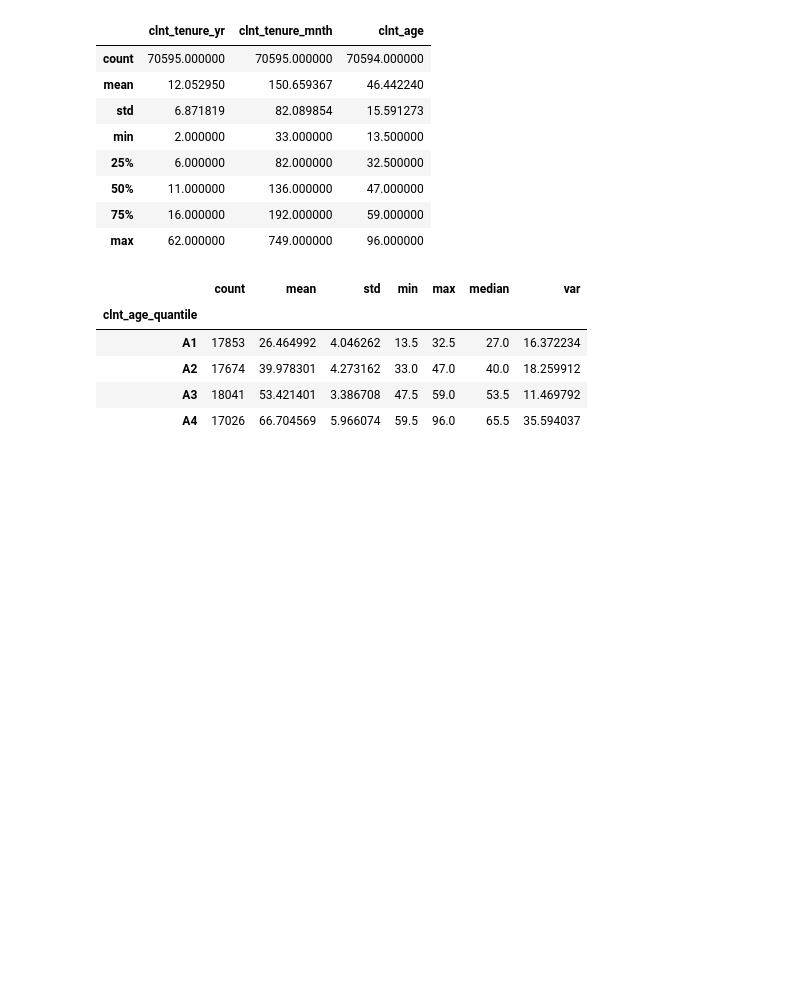
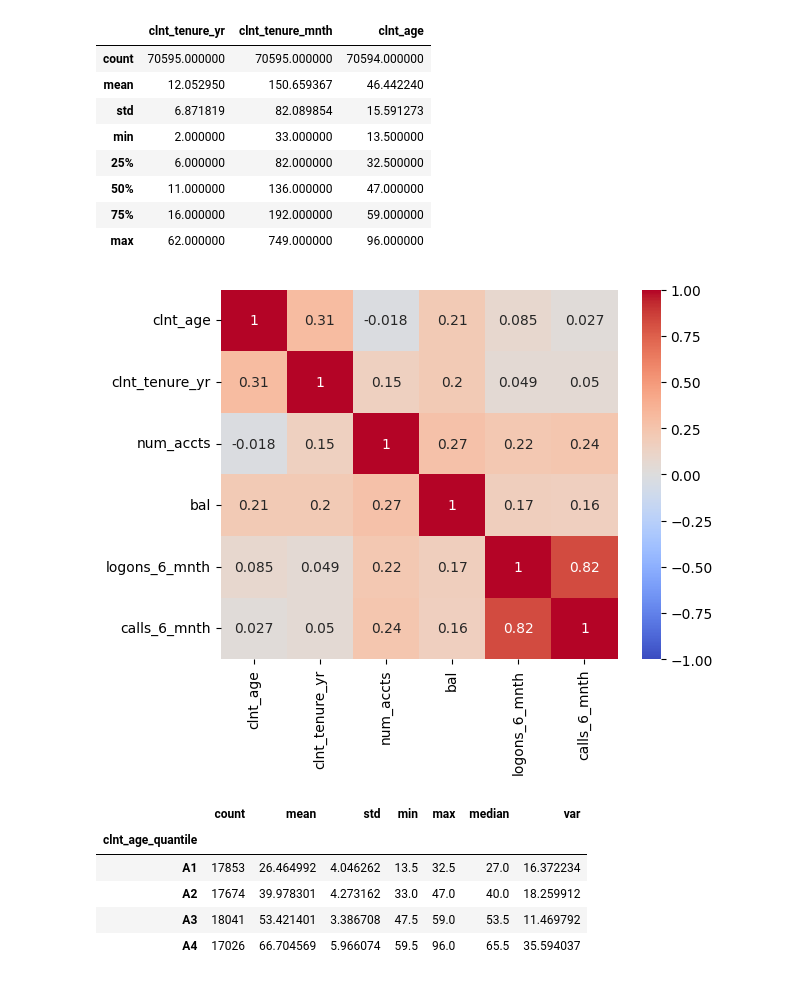
Before and after one commit to luispabloaiello-da/vanguard_project, a Jupyter notebook: notebooks/_main_.ipynb, the cells around one changed output. Saved outputs shown, nothing was run; the diff lists cells and outputs as text; code cells hidden in the pictures; blank space fills up the shorter version.

```diff
--- a/notebooks/_main_.ipynb
+++ b/notebooks/_main_.ipynb
@@ -391,6 +390,15 @@ df_demo[['clnt_tenure_yr','clnt_tenure_mnth','clnt_age']].describe()
 | 50% | 11.000000 | 136.000000 | 47.000000 |
 | 75% | 16.000000 | 192.000000 | 59.000000 |
 | max | 62.000000 | 749.000000 | 96.000000 |
+# %%
+cols = ['clnt_age','clnt_tenure_yr','num_accts','bal','logons_6_mnth','calls_6_mnth']
+figsize=(15, 4)
+
+corr_v = df_demo[cols].corr()
+sns.heatmap(corr_v, annot=True, vmin=-1, vmax=1, cmap="coolwarm")
+set_title = ("Variation — Correlation matrix")
+# %% [output]
+[figure, added]
 # %%
 df_demo.groupby("clnt_age_quantile")['clnt_age'].agg(['count','mean','std','min','max','median','var'])
 # %% [output]
```
Also changed, not shown: parts of 5 cells of this notebook, 14 other files.
